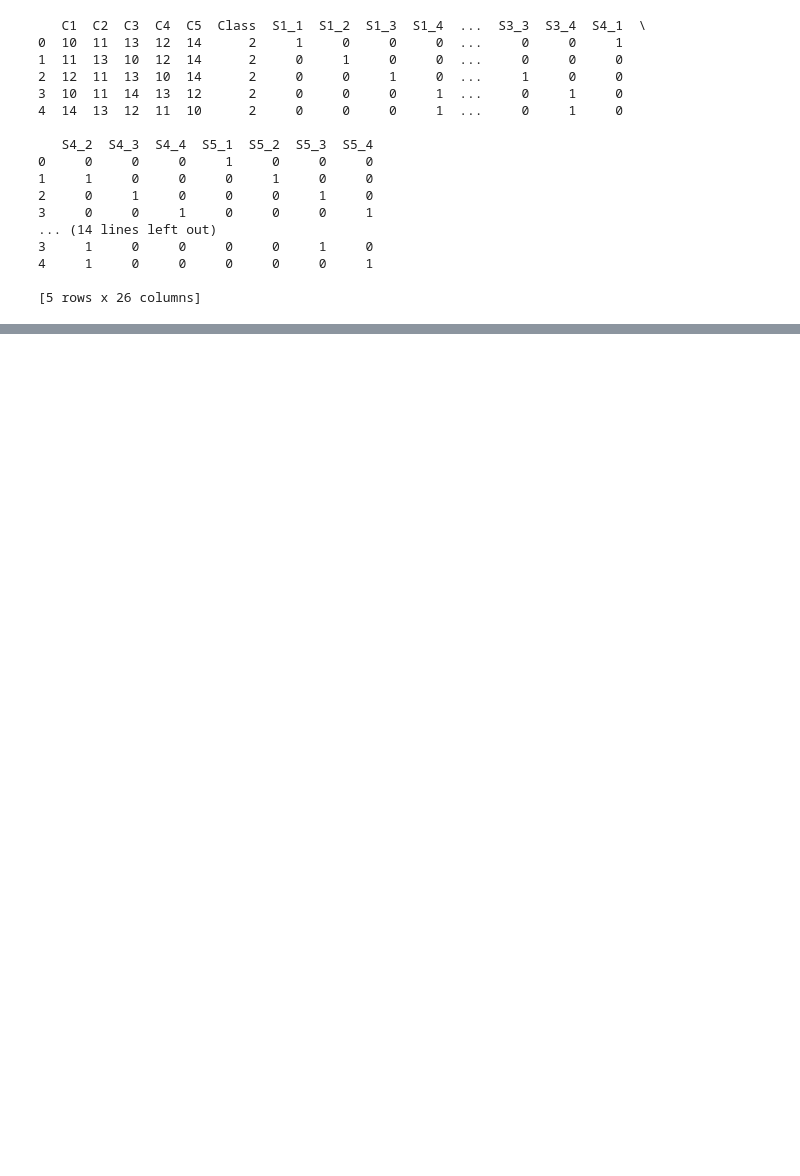
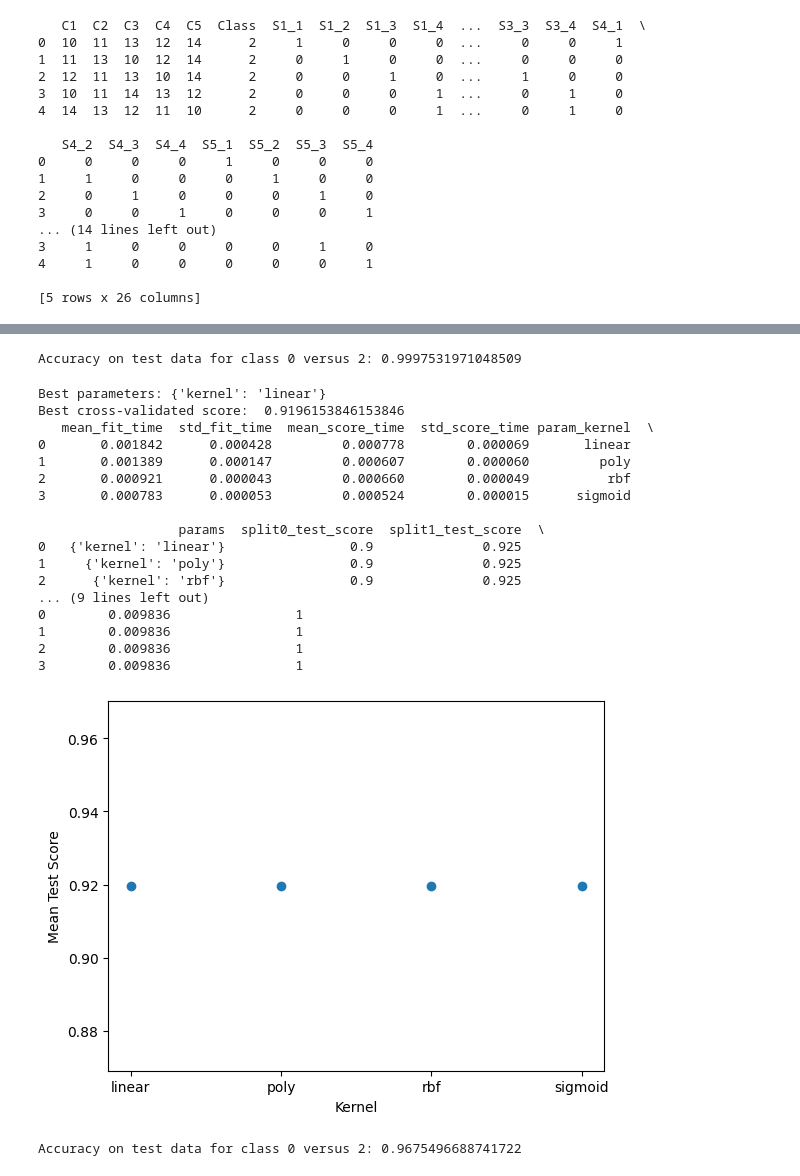
Before and after one commit to boncui/514-PA2, a Jupyter notebook: SVM.ipynb, the cells around one changed output, grey strips where cells are left out. Saved outputs shown, nothing was run; the diff lists cells and outputs as text; code cells hidden in the pictures; blank space fills up the shorter version.

```diff
--- a/SVM.ipynb
+++ b/SVM.ipynb
@@ -138,0 +178,61 @@ plt.show()
+# %%
+# train the model on the training dataset with the best kernel and evaluate it on the test dataset
+clf = SVC(kernel=best_kernel, C=1, gamma=0.1)
+clf.fit(training_data_preprocessed_02.drop('Class', axis=1), training_data_preprocessed_02['Class'])
+accuracy = clf.score(testing_data_preprocessed_02.drop('Class', axis=1), testing_data_preprocessed_02['Class'])
+print(f'Accuracy on test data for class 0 versus 2: {accuracy}')
+# %% [output]
+Accuracy on test data for class 0 versus 2: 0.9997531971048509
+# %%
+# perform 5-fold cross validation on the training dataset on the binary classification problem of class 1 versus 2
+param_grid = {
+    'kernel': ['linear', 'poly', 'rbf', 'sigmoid'],
+}
+clf = SVC()
+grid_search = GridSearchCV(clf, param_grid, cv=5)
+grid_search.fit(training_data_preprocessed_12.drop('Class', axis=1), training_data_preprocessed_12['Class'])
+
+print("Best parameters:", grid_search.best_params_)
+print("Best cross-validated score: ", grid_search.best_score_)
+
+# plotting results
+results = pd.DataFrame(grid_search.cv_results_)
+print(results)
+
+# scatter plot of results for each kernel
+fig, ax = plt.subplots()
+ax.scatter(results['param_kernel'], results['mean_test_score'])
+
+ax.set_xlabel('Kernel')
+ax.set_ylabel('Mean Test Score')
+plt.show()
+
+# get best kernel
+best_kernel = grid_search.best_params_['kernel']
+# %% [output]
+Best parameters: {'kernel': 'linear'}
+Best cross-validated score:  0.9196153846153846
+   mean_fit_time  std_fit_time  mean_score_time  std_score_time param_kernel  \
+0       0.001842      0.000428         0.000778        0.000069       linear
+1       0.001389      0.000147         0.000607        0.000060         poly
+2       0.000921      0.000043         0.000660        0.000049          rbf
+3       0.000783      0.000053         0.000524        0.000015      sigmoid
+
+                  params  split0_test_score  split1_test_score  \
+0   {'kernel': 'linear'}                0.9              0.925
+1     {'kernel': 'poly'}                0.9              0.925
+2      {'kernel': 'rbf'}                0.9              0.925
+... (9 lines left out)
+0        0.009836                1
+1        0.009836                1
+2        0.009836                1
+3        0.009836                1
+[figure, added]
+# %%
+# train the model on the training dataset with the best kernel and evaluate it on the test dataset for class 1 versus 2
+clf = SVC(kernel=best_kernel, C=1, gamma=0.1)
+clf.fit(training_data_preprocessed_12.drop('Class', axis=1), training_data_preprocessed_12['Class'])
+accuracy = clf.score(testing_data_preprocessed_12.drop('Class', axis=1), testing_data_preprocessed_12['Class'])
+print(f'Accuracy on test data for class 0 versus 2: {accuracy}')
+# %% [output]
+Accuracy on test data for class 0 versus 2: 0.9675496688741722
```
Also changed, not shown: parts of 5 cells of this notebook.
